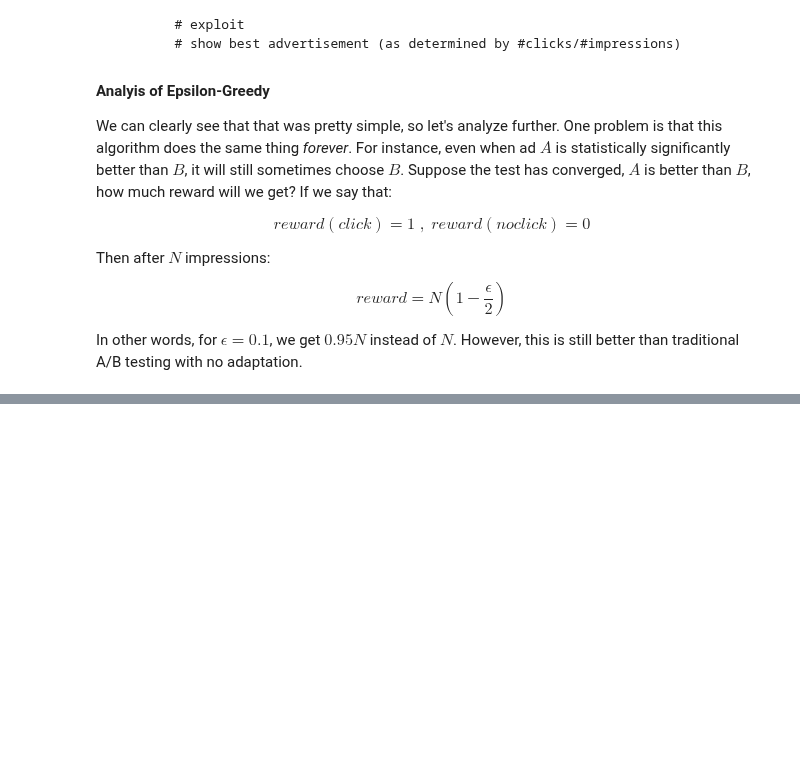
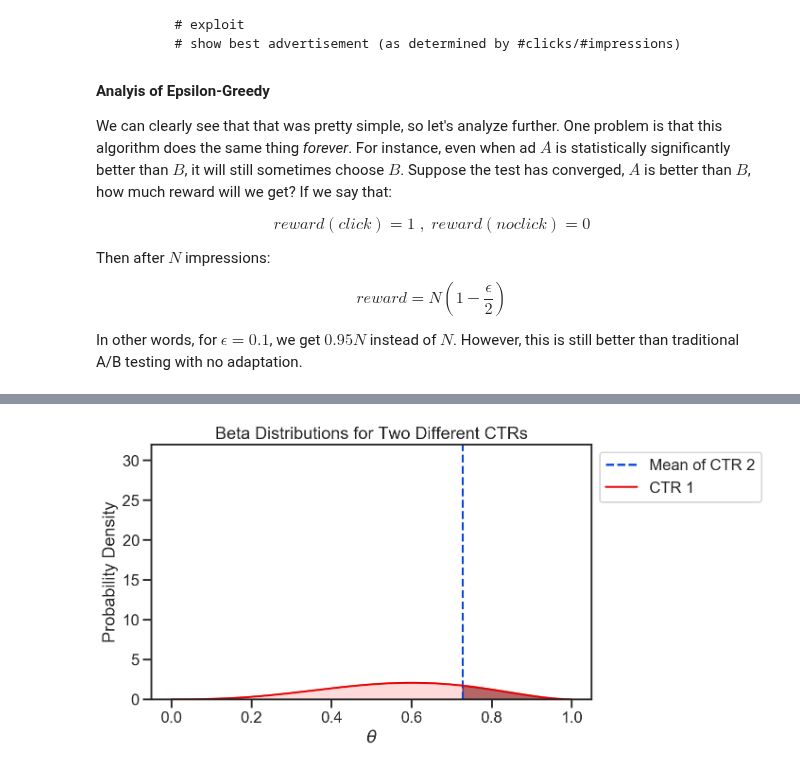
Before and after one commit to NathanielDake/intuitiveml, a Jupyter notebook: Machine_Learning/08-Bayesian_Machine_Learning-02-Bayesian-AB-Testing.ipynb, the cells around one changed output, grey strips where cells are left out. Drawn from its saved outputs; the diff is of its cells as text; code cells hidden in the pictures; blank space fills up the shorter version.

```diff
--- a/Machine_Learning/08-Bayesian_Machine_Learning-02-Bayesian-AB-Testing.ipynb
+++ b/Machine_Learning/08-Bayesian_Machine_Learning-02-Bayesian-AB-Testing.ipynb
@@ -228,0 +401,25 @@ The answer to our problem from above is **conjugate priors**!
+# %%
+fig, ax = plt.subplots(figsize=(10,5))
+
+a1, b1, a2, b2 = 4, 3, 800, 300
+x = np.linspace(0, 1, 1000)
+
+mean, var = beta.stats(a2, b2, moments='mv')
+y2 = beta.pdf(x, a2, b2)
+plt.axvline(x=mean, color=sns.xkcd_rgb["blue"], linestyle="dashed")
+plt.ylim(0,32)
+
+y1 = beta.pdf(x, a1, b1)
+plt.plot(x, y1, c=sns.xkcd_rgb["red"], lw=2)
+plt.fill_between(x, y1, where=(x < mean), color=sns.xkcd_rgb["light red"], alpha=0.2)
+plt.fill_between(x, y1, where=(x > mean), color=sns.xkcd_rgb["dark red"], alpha=0.6)
+
+plt.xlabel(r'$\theta$')
+plt.ylabel('Probability Density')
+plt.title('Beta Distributions for Two Different CTRs')
+
+plt.legend(["Mean of CTR 2", "CTR 1"], bbox_to_anchor=(1, 1))
+plt.tight_layout()
+plt.show()
+# %% [output]
+[figure, added]
```
Also changed, not shown: parts of 16 cells of this notebook.
